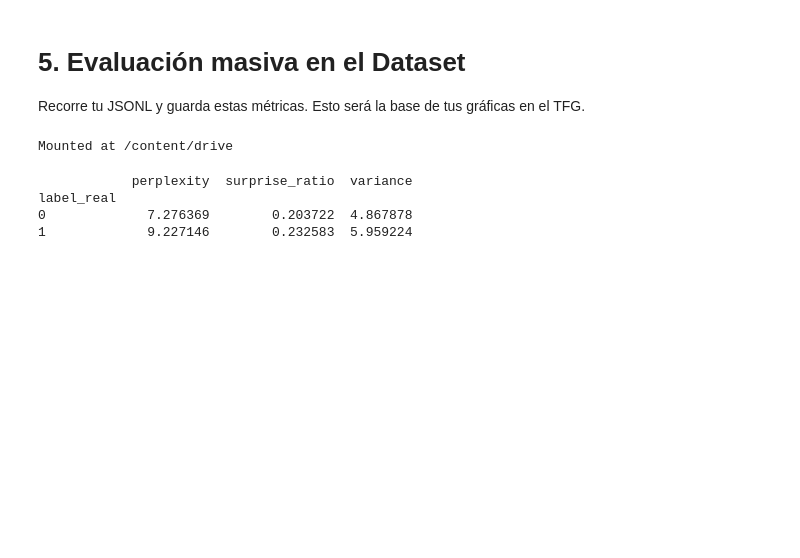
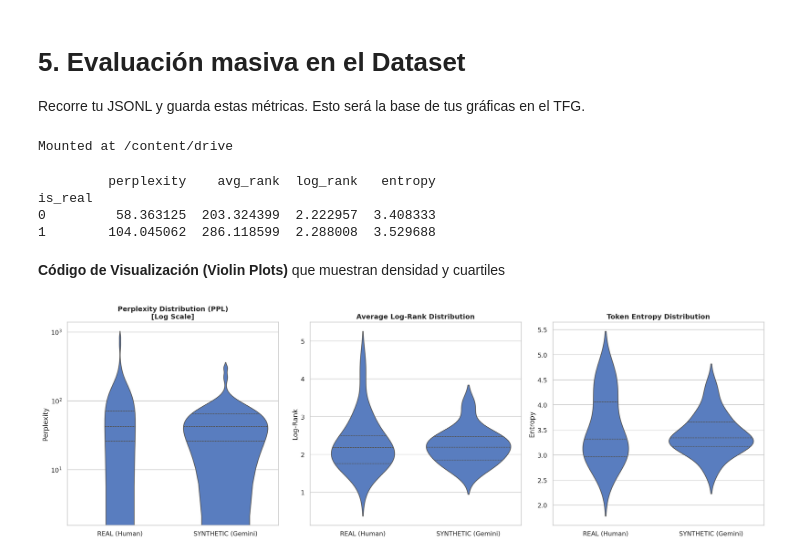
Before and after one commit to JavierPrior845/tfg-ai-text-detection, a Jupyter notebook: models/decoder-only/Decoder-Only-Titles.ipynb, the cells around one changed output. Cells and saved outputs as stored; diff of their text form; code cells hidden in the pictures; blank space fills up the shorter version.

Commit message:
feat: analysis post training

```diff
--- a/models/decoder-only/Decoder-Only-Titles.ipynb
+++ b/models/decoder-only/Decoder-Only-Titles.ipynb
@@ -86,24 +80,3 @@ from google.colab import drive
 drive.mount('/content/drive')
 # %% [output]
 Mounted at /content/drive
-# %%
-import json
-
-results = []
-with open("/content/drive/MyDrive/TFG/titles_data.jsonl", "r") as f:
-    for line in f:
-        data = json.loads(line)
-        stats = analyze_text_statistics(data["title"])
-        stats["label_real"] = data["is_real"]
-        stats["group_id"] = data["group_id"]
-        results.append(stats)
-
-# Convertir a DataFrame para análisis de distribución
-import pandas as pd
-df_results = pd.DataFrame(results)
-print(df_results.groupby("label_real")[["perplexity", "surprise_ratio", "variance"]].mean())
-# %% [output]
-            perplexity  surprise_ratio  variance
-label_real
-0             7.276369        0.203722  4.867878
-1             9.227146        0.232583  5.959224
@@ -109,0 +106,52 @@ label_real
+# %%
+import pandas as pd
+df_results = pd.DataFrame(results)
+print(df_results.groupby("is_real")[["perplexity", "avg_rank", "log_rank", "entropy"]].mean())
+# %% [output]
+         perplexity    avg_rank  log_rank   entropy
+is_real
+0         58.363125  203.324399  2.222957  3.408333
+1        104.045062  286.118599  2.288008  3.529688
+# %% [markdown]
+**Código de Visualización (Violin Plots)** que muestran densidad y cuartiles
+# %%
+import seaborn as sns
+import matplotlib.pyplot as plt
+import pandas as pd
+
+# 1. Configuración Estética "Academic-Ready"
+sns.set_theme(style="whitegrid", palette="muted")
+plt.rcParams.update({'font.size': 12, 'figure.dpi': 150})
+
+# 2. Renombrar etiquetas para la leyenda de la memoria
+df_plot = df_results.copy()
+df_plot['Class'] = df_plot['is_real'].map({0: 'SYNTHETIC (Gemini)', 1: 'REAL (Human)'})
+
+# 3. Crear el Panel de Visualización (Dashboard)
+fig, axes = plt.subplots(1, 3, figsize=(18, 6))
+
+# A. Perplejidad (Escala Logarítmica para manejar outliers)
+sns.violinplot(data=df_plot, x='Class', y='perplexity', ax=axes[0], inner="quart")
+axes[0].set_yscale('log')
+axes[0].set_title('Perplexity Distribution (PPL)\n[Log Scale]', fontweight='bold')
+axes[0].set_ylabel('Perplexity')
+axes[0].set_xlabel('')
+
+# B. Log-Rank (Métrica de "Naturalidad")
+# Los humanos suelen tener Log-Ranks más altos (usan palabras menos predecibles)
+sns.violinplot(data=df_plot, x='Class', y='log_rank', ax=axes[1], inner="quart")
+axes[1].set_title('Average Log-Rank Distribution', fontweight='bold')
+axes[1].set_ylabel('Log-Rank')
+axes[1].set_xlabel('')
+
+# C. Entropía (Incertidumbre del Modelo)
+sns.violinplot(data=df_plot, x='Class', y='entropy', ax=axes[2], inner="quart")
+axes[2].set_title('Token Entropy Distribution', fontweight='bold')
+axes[2].set_ylabel('Entropy')
+axes[2].set_xlabel('')
+
+plt.tight_layout()
+plt.savefig("distribution_analysis_v1.png")
+plt.show()
+# %% [output]
+[figure, added]
```
Also changed, not shown: parts of 8 cells of this notebook.
